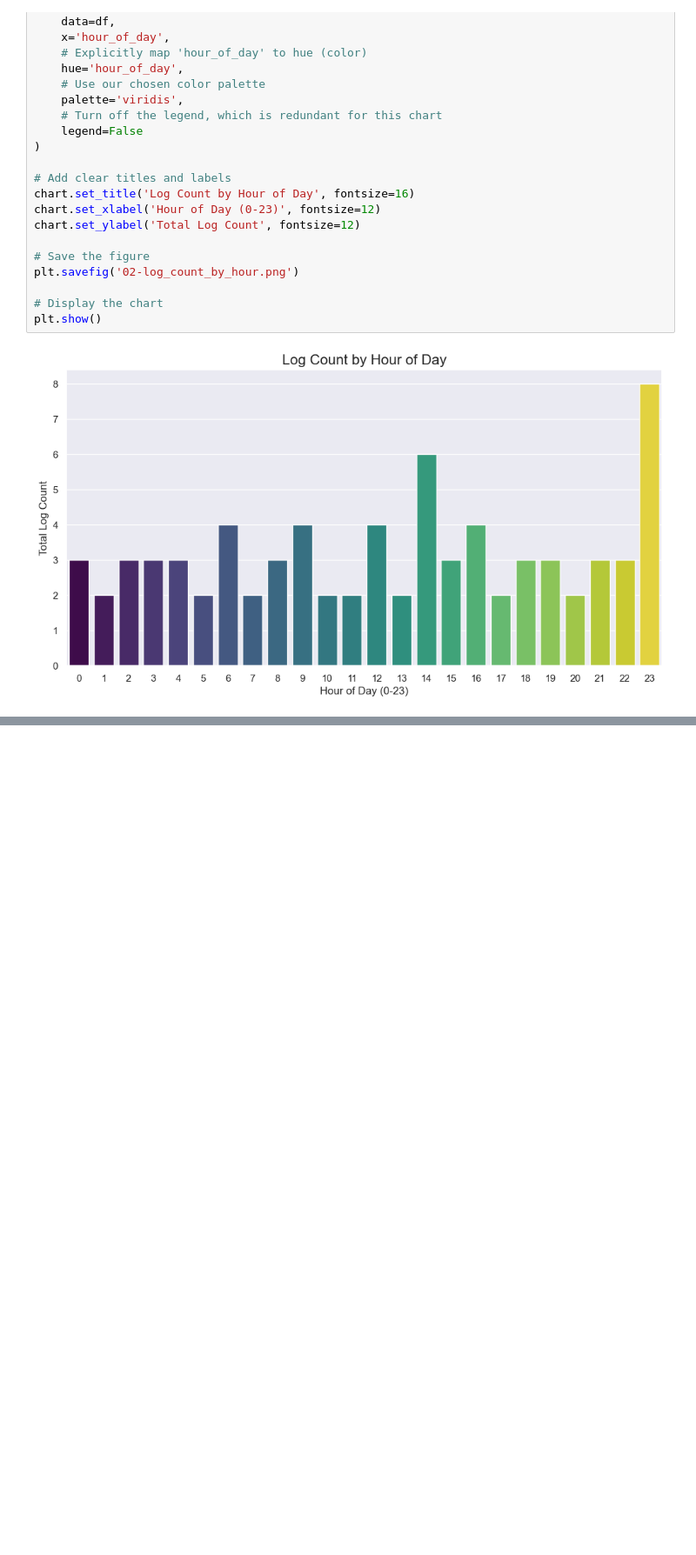
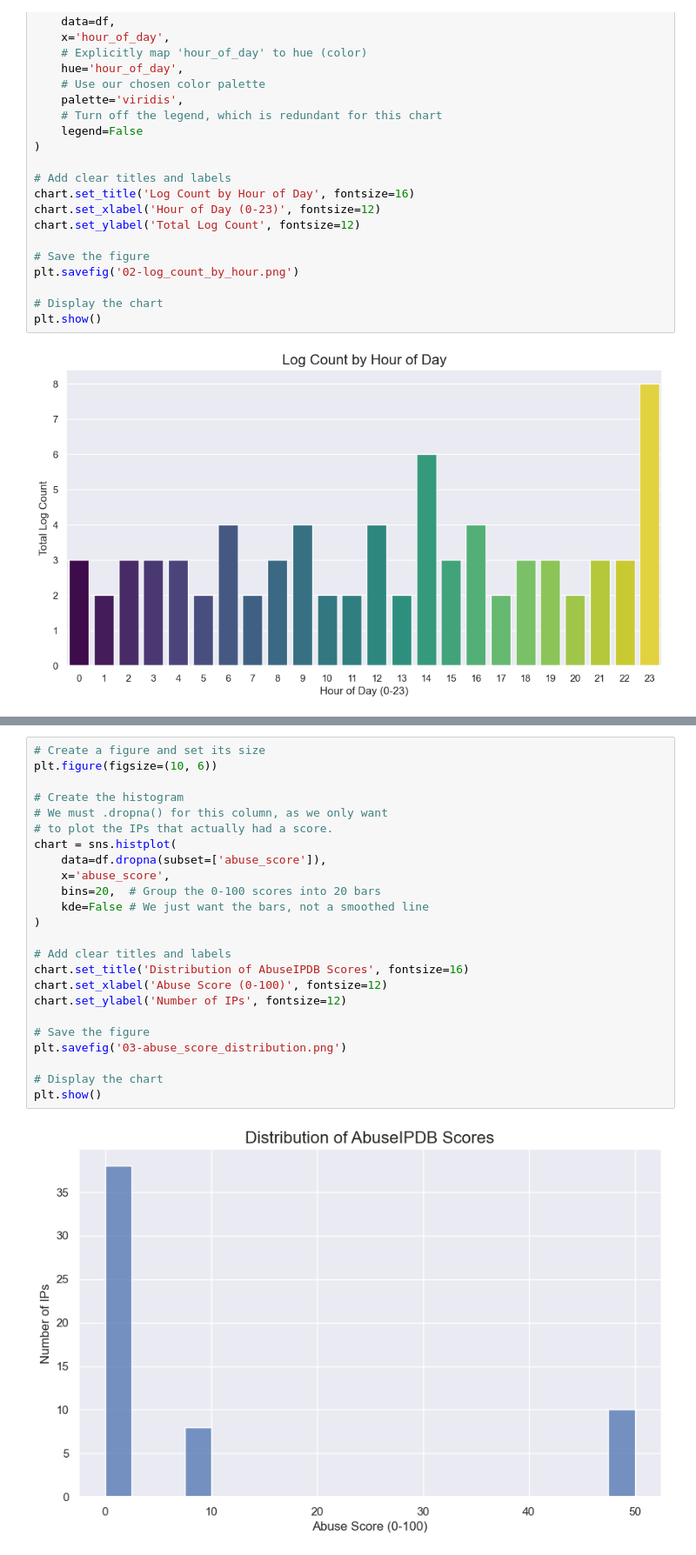
Before and after one commit to bobgaynor/cta, a Jupyter notebook: notebooks/01-EDA.ipynb, the cells around one changed output, grey strips where cells are left out. Shown: that part at 87% size. Saved outputs shown, nothing was run; the diff lists cells and outputs as text; blank space fills up the shorter version.

```diff
--- a/notebooks/01-EDA.ipynb
+++ b/notebooks/01-EDA.ipynb
@@ -574,0 +583,26 @@ plt.show()
+# %%
+# Create a figure and set its size
+plt.figure(figsize=(10, 6))
+
+# Create the histogram
+# We must .dropna() for this column, as we only want
+# to plot the IPs that actually had a score.
+chart = sns.histplot(
+    data=df.dropna(subset=['abuse_score']),
+    x='abuse_score',
+    bins=20,  # Group the 0-100 scores into 20 bars
+    kde=False # We just want the bars, not a smoothed line
+)
+
+# Add clear titles and labels
+chart.set_title('Distribution of AbuseIPDB Scores', fontsize=16)
+chart.set_xlabel('Abuse Score (0-100)', fontsize=12)
+chart.set_ylabel('Number of IPs', fontsize=12)
+
+# Save the figure
+plt.savefig('03-abuse_score_distribution.png')
+
+# Display the chart
+plt.show()
+# %% [output]
+[figure, added]
```
Also changed, not shown: parts of 3 cells of this notebook.
